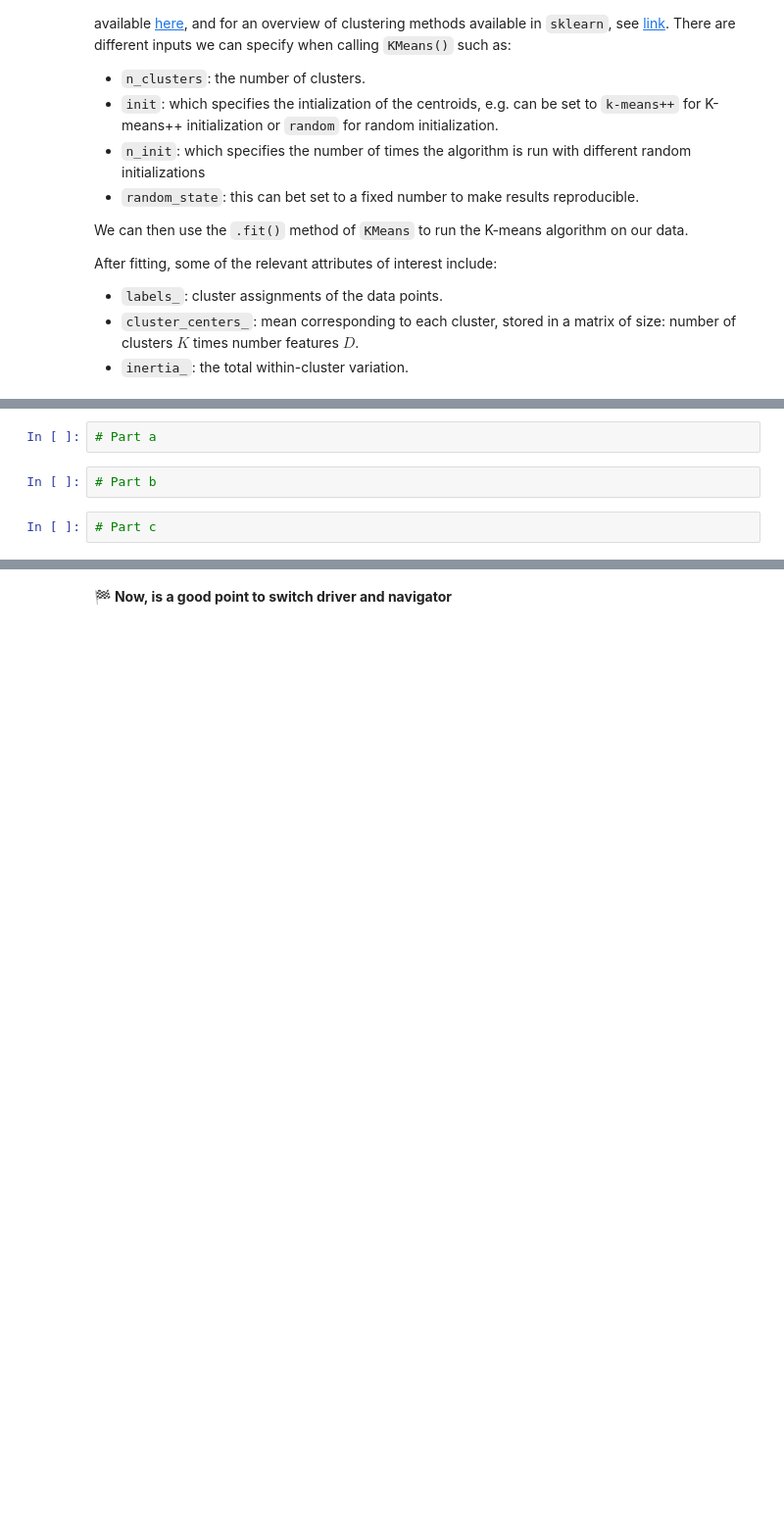
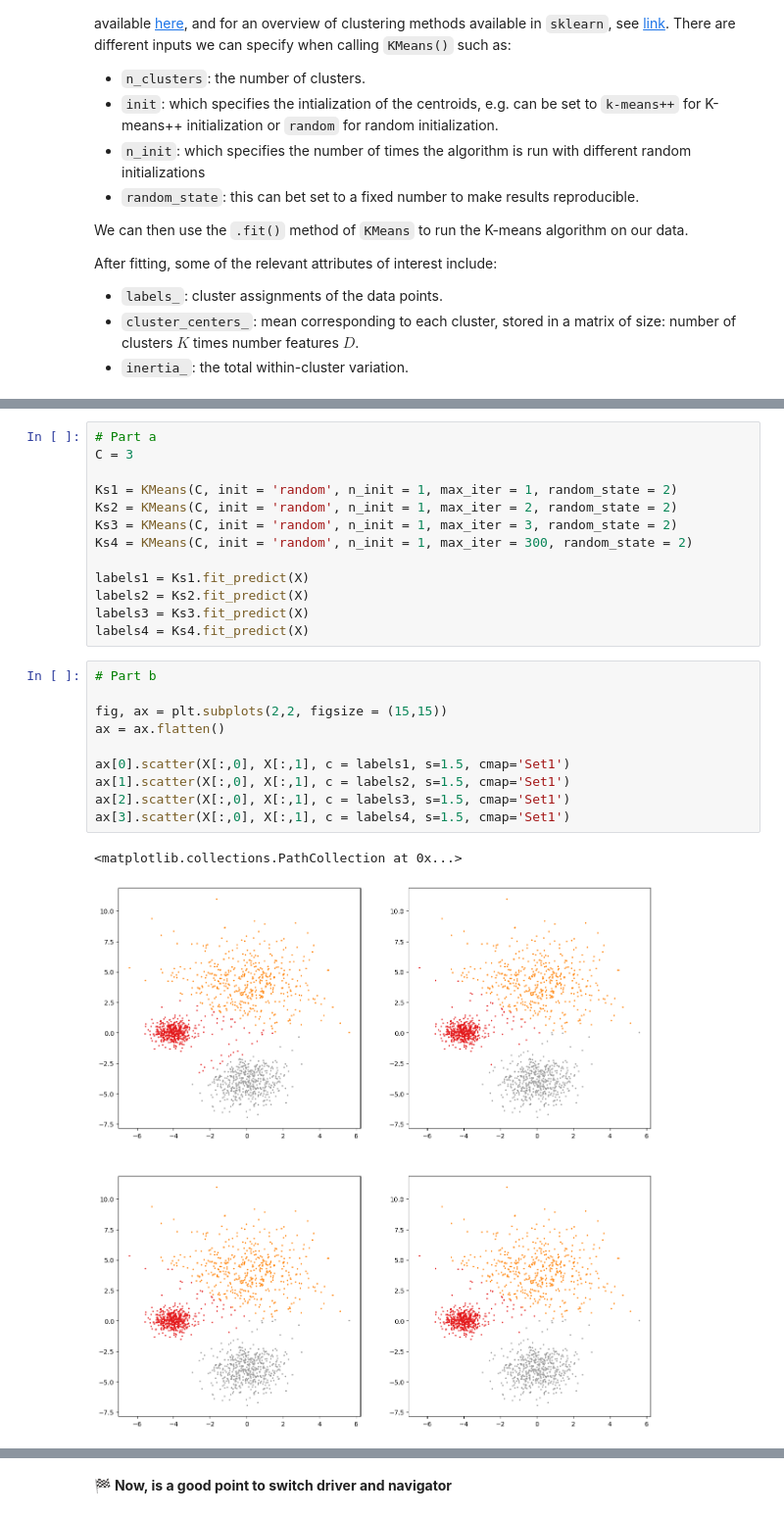
Before and after one commit to nikitajegorovs/MLiP, a Jupyter notebook: mlp_week03.ipynb, the cells around one changed output, grey strips where cells are left out. Shown at 98% size. Drawn from its saved outputs; the diff is of its cells as text; blank space fills up the shorter version.

```diff
--- a/mlp_week03.ipynb
+++ b/mlp_week03.ipynb
@@ -107,9 +106,29 @@ a) Now, fit the K-means algorithms with different values of the maximum number o
 b) Plot the clustering solution for the four different cases and comment on how it changes.
 
 c) How many iterations are needed for the convergence?
-# %%
-# Part a
-# %%
-# Part b
-# %%
-# Part c
+# %%
+# Part a
+C = 3
+
+Ks1 = KMeans(C, init = 'random', n_init = 1, max_iter = 1, random_state = 2)
+Ks2 = KMeans(C, init = 'random', n_init = 1, max_iter = 2, random_state = 2)
+Ks3 = KMeans(C, init = 'random', n_init = 1, max_iter = 3, random_state = 2)
+Ks4 = KMeans(C, init = 'random', n_init = 1, max_iter = 300, random_state = 2)
+
+labels1 = Ks1.fit_predict(X)
+labels2 = Ks2.fit_predict(X)
+labels3 = Ks3.fit_predict(X)
+labels4 = Ks4.fit_predict(X)
+# %%
+# Part b
+
+fig, ax = plt.subplots(2,2, figsize = (15,15))
+ax = ax.flatten()
+
+ax[0].scatter(X[:,0], X[:,1], c = labels1, s=1.5, cmap='Set1')
+ax[1].scatter(X[:,0], X[:,1], c = labels2, s=1.5, cmap='Set1')
+ax[2].scatter(X[:,0], X[:,1], c = labels3, s=1.5, cmap='Set1')
+ax[3].scatter(X[:,0], X[:,1], c = labels4, s=1.5, cmap='Set1')
+# %% [output]
+<matplotlib.collections.PathCollection at 0x...>
+[figure, added]
```
Also changed, not shown: parts of 32 cells of this notebook.
